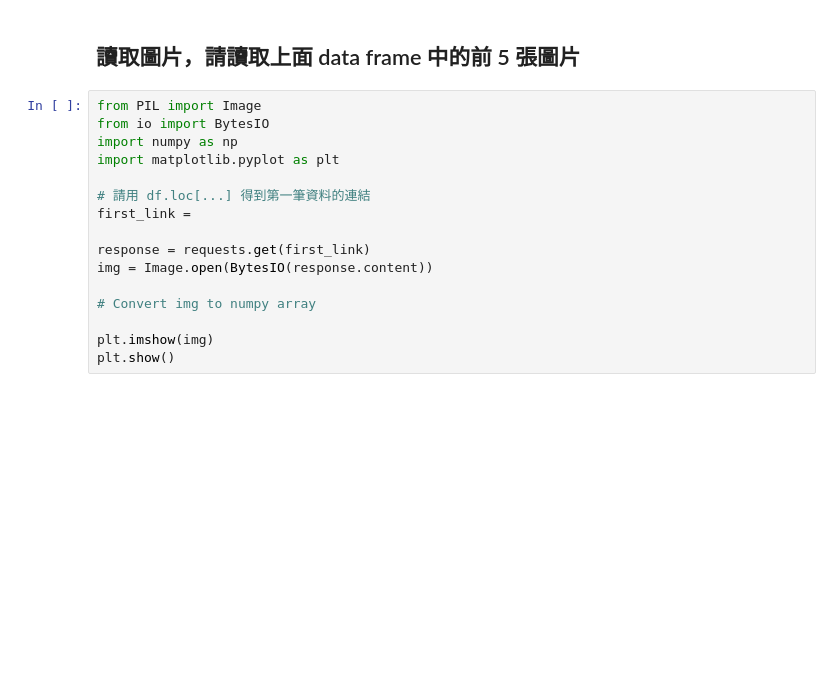
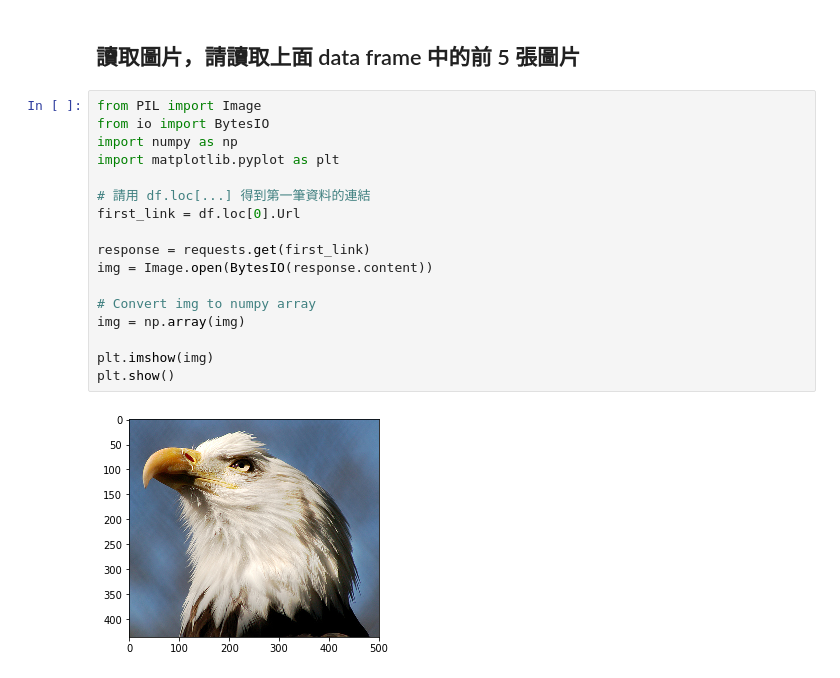
Before and after one commit to huzhecheng/ML100-Days, a Jupyter notebook: Day_003-2_HW.ipynb, the cells around one changed output. Saved outputs shown, nothing was run; the diff lists cells and outputs as text; blank space fills up the shorter version.

```diff
--- a/Day_003-2_HW.ipynb
+++ b/Day_003-2_HW.ipynb
@@ -54,19 +54,22 @@ df.head()
 # %%
 from PIL import Image
 from io import BytesIO
 import numpy as np
 import matplotlib.pyplot as plt
 
 # 請用 df.loc[...] 得到第一筆資料的連結
-first_link =
+first_link = df.loc[0].Url
 
 response = requests.get(first_link)
 img = Image.open(BytesIO(response.content))
 
 # Convert img to numpy array
+img = np.array(img)
 
 plt.imshow(img)
 plt.show()
+# %% [output]
+[figure, added]
 # %%
 def img2arr_fromURLs(url_list, resize = False):
     """
```
Also changed, not shown: parts of 3 cells of this notebook, 1 other file.
